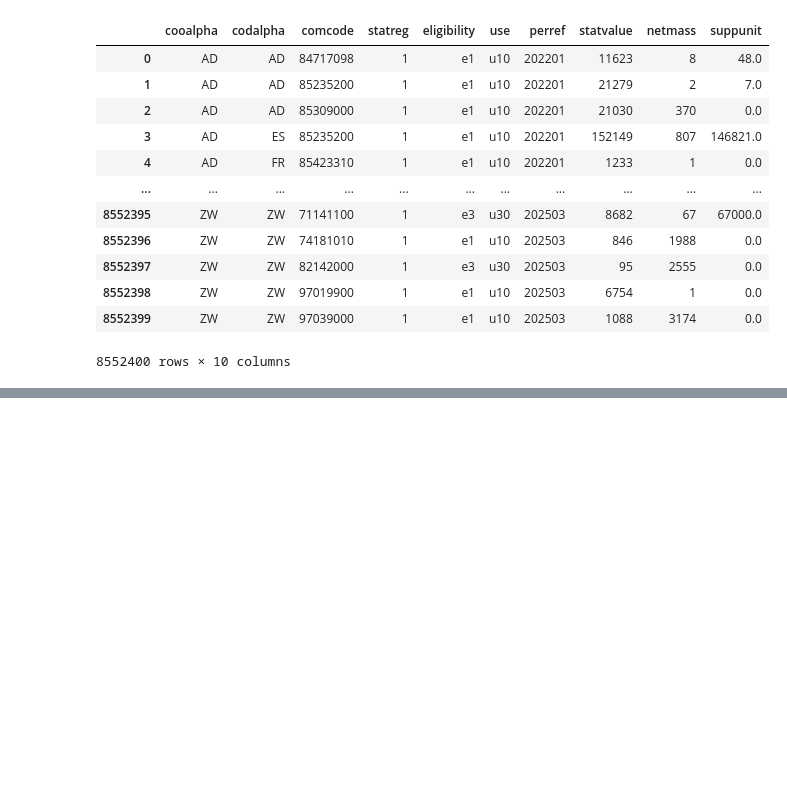
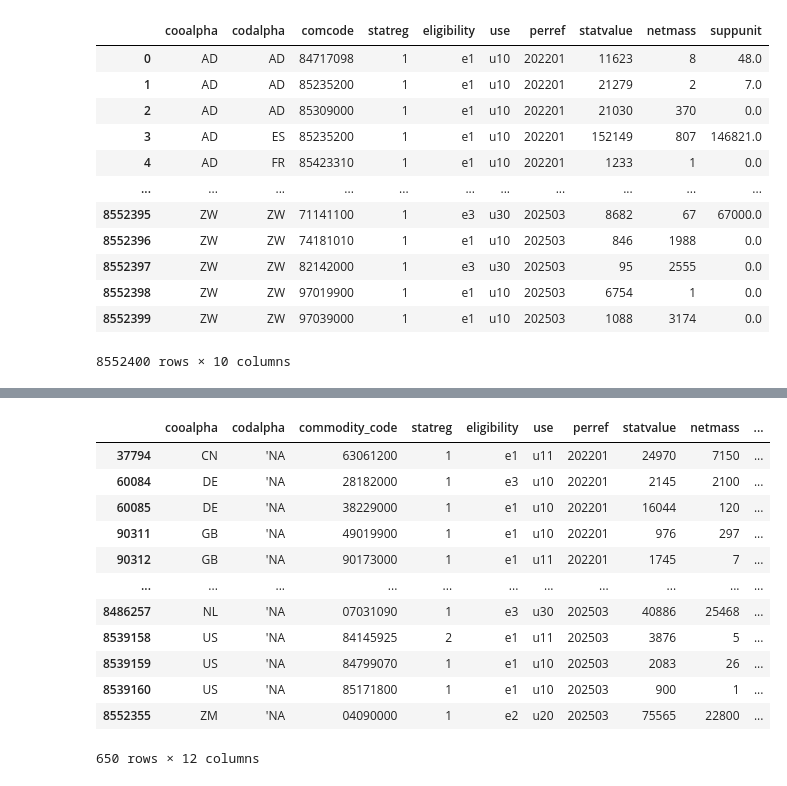
Before and after one commit to TColwellDBT/pur_pipeline_test, a Jupyter notebook: pur_test2.ipynb, the cells around one changed output, grey strips where cells are left out. Drawn from its saved outputs; the diff is of its cells as text; code cells hidden in the pictures; blank space fills up the shorter version.

```diff
--- a/pur_test2.ipynb
+++ b/pur_test2.ipynb
@@ -172,0 +123,7 @@ data
+# %%
+data['comcode'] = data['comcode'].astype(str)
+data['perref'] = data['perref'].astype(str)
+data['statvalue'] = data['statvalue'].astype('int32')
+data['month'] = data['perref'].str.slice(4,6)
+data['year'] = data['perref'].str.slice(0,4)
+data.head(10)
@@ -172,0 +164,11 @@ data
+# %%
+# comcode clean
+# some comcodes have their leading '0' removed due to csv formatting. These need adding on to string length 7 (all digits should be 8 lenght)
+
+data['len'] = data['comcode'].str.len()
+data['commodity_code'] = data['comcode'].str.zfill(8)
+# place next to comcode column to QA
+col = data.pop('commodity_code')
+data.insert(2, 'commodity_code', col)
+data['len2'] = data['commodity_code'].str.len()
+data.info()
@@ -172,0 +199,4 @@ data
+# %%
+# drop columns not needed
+data = data.drop(['len', 'len2', 'comcode'], axis=1)
+data.dtypes
@@ -172,0 +235,3 @@ data
+# %%
+data[['cooalpha', 'codalpha']] = data[['cooalpha', 'codalpha']].fillna("'NA")
+data.isnull().sum()
@@ -172,0 +252,18 @@ data
+# %%
+# check 'NA
+data_na2 = data[data['codalpha']=="'NA"]
+data_na2
+# %% [output]
+|  | cooalpha | codalpha | commodity_code | statreg | eligibility | use | perref | statvalue | netmass | ... |
+| 37794 | CN | 'NA | 63061200 | 1 | e1 | u11 | 202201 | 24970 | 7150 | ... |
+| 60084 | DE | 'NA | 28182000 | 1 | e3 | u10 | 202201 | 2145 | 2100 | ... |
+| 60085 | DE | 'NA | 38229000 | 1 | e1 | u10 | 202201 | 16044 | 120 | ... |
+| 90311 | GB | 'NA | 49019900 | 1 | e1 | u10 | 202201 | 976 | 297 | ... |
+| 90312 | GB | 'NA | 90173000 | 1 | e1 | u11 | 202201 | 1745 | 7 | ... |
+| ... | ... | ... | ... | ... | ... | ... | ... | ... | ... | ... |
+| 8486257 | NL | 'NA | 07031090 | 1 | e3 | u30 | 202503 | 40886 | 25468 | ... |
+| 8539158 | US | 'NA | 84145925 | 2 | e1 | u11 | 202503 | 3876 | 5 | ... |
+| 8539159 | US | 'NA | 84799070 | 1 | e1 | u10 | 202503 | 2083 | 26 | ... |
+| 8539160 | US | 'NA | 85171800 | 1 | e1 | u10 | 202503 | 900 | 1 | ... |
+| 8552355 | ZM | 'NA | 04090000 | 1 | e2 | u20 | 202503 | 75565 | 22800 | ... |
+650 rows × 12 columns
```
Also changed, not shown: parts of 16 cells of this notebook, 1 other file.
